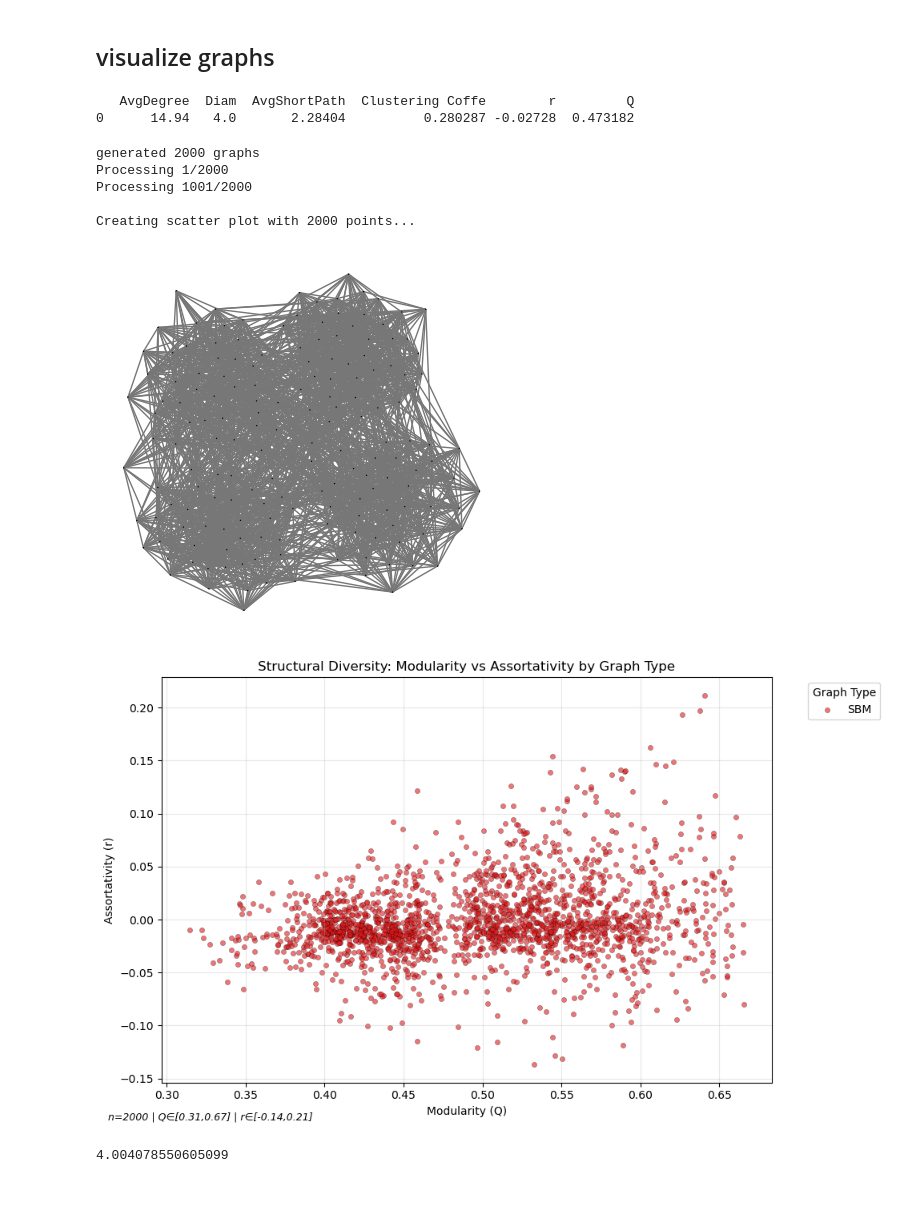
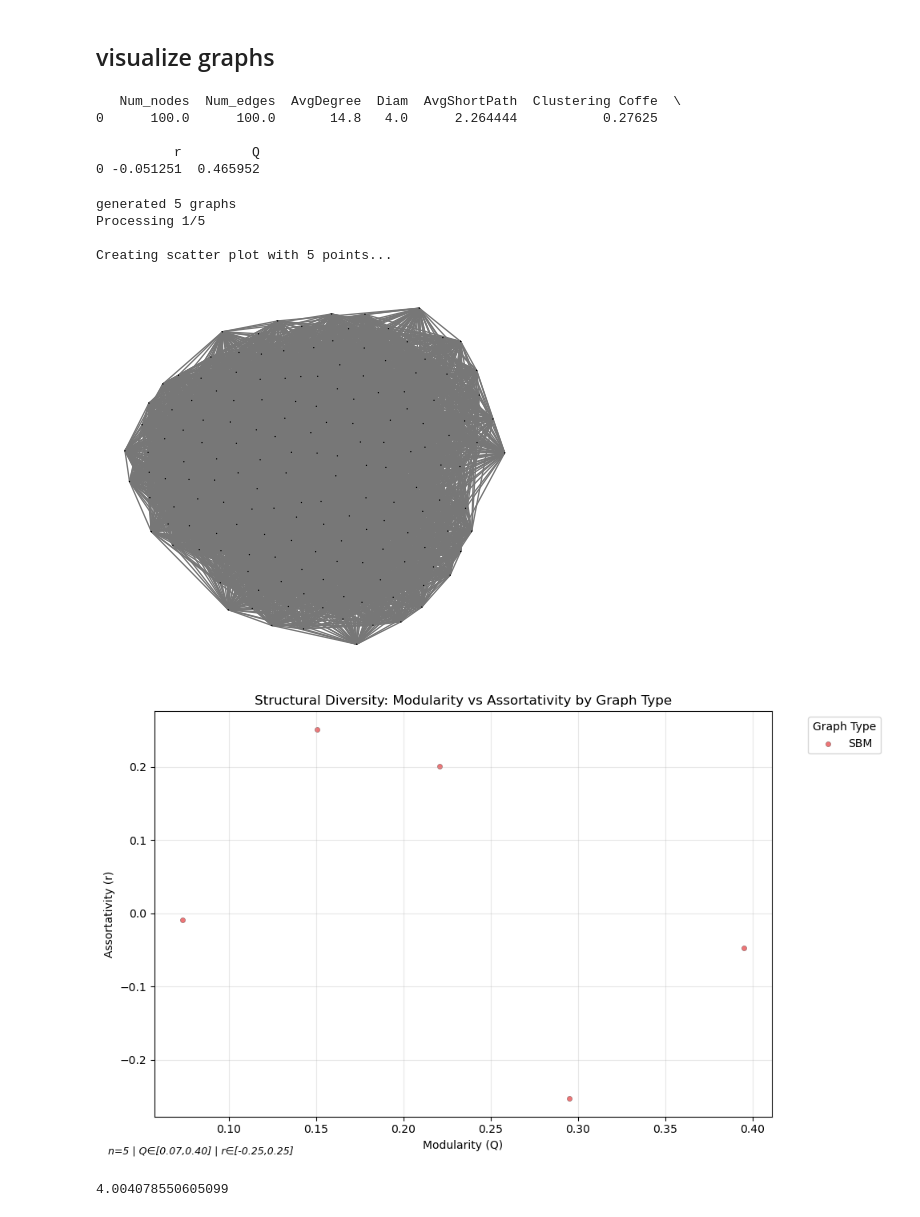
Before and after one commit to Rich-Chaw/MIND-ND, a Jupyter notebook: graphs/preprocess.ipynb, the cells around one changed output. Drawn from its saved outputs; the diff is of its cells as text; code cells hidden in the pictures.

```diff
--- a/graphs/preprocess.ipynb
+++ b/graphs/preprocess.ipynb
@@ -48,6 +41,8 @@ with open('test/simple_100.pkl', 'wb') as out_f:
 # %% [markdown]
 ## visualize graphs
 # %%
+import pandas as pd
+import numpy as np
 def statistics(g):
     leiden_comm = g.community_leiden(
         objective_function="modularity",
@@ -57,31 +52,38 @@ def statistics(g):
     )
 
     if g.is_connected():
-        df = pd.DataFrame(columns=['AvgDegree', 'Diam', 'AvgShortPath','Clustering Coffe','r','Q'])
+        df = pd.DataFrame(columns=['Num_nodes','Num_edges','AvgDegree', 'Diam', 'AvgShortPath','Clustering Coffe','r','Q'])
+        N = g.vcount()
+        E = g.vcount()
         AD = np.mean(g.degree())
         CC = g.transitivity_avglocal_undirected()
         Diam = g.diameter()
         AvgShortPath = g.average_path_length()
         r = g.assortativity_degree()
         Q = leiden_comm.modularity
-        df.loc[len(df)] = [AD, Diam, AvgShortPath,CC, r,Q]
+        df.loc[len(df)] = [N,E,AD, Diam, AvgShortPath,CC, r,Q]
         print(df)
     else:
         print("unconnected graph")
-        df = pd.DataFrame(columns=['AvgDegree','Clustering Coffe','r','Q'])
+        df = pd.DataFrame(columns=['Num_nodes','Num_edges','AvgDegree','Clustering Coffe','r','Q'])
+        N = g.vcount()
+        E = g.vcount()
         AD = np.mean(g.degree())
         CC = g.transitivity_avglocal_undirected()
         r = g.assortativity_degree()
         Q = leiden_comm.modularity
-        df.loc[len(df)] = [AD,CC, r,Q]
+        df.loc[len(df)] = [N,E,AD,CC, r,Q]
         print(df)
 
 pref_matrix = [[0.3, 0.01], [0.01, 0.3]]
 g = ig.Graph.SBM(n=100, pref_matrix=pref_matrix, block_sizes=[50, 50])
 statistics(g)
 # %% [output]
-   AvgDegree  Diam  AvgShortPath  Clustering Coffe        r         Q
-0      14.94   4.0       2.28404          0.280287 -0.02728  0.473182
+   Num_nodes  Num_edges  AvgDegree  Diam  AvgShortPath  Clustering Coffe  \
+0      100.0      100.0       14.8   4.0      2.264444           0.27625
+
+          r         Q
+0 -0.051251  0.465952
 # %%
 import igraph as ig
 import numpy as np
@@ -101,13 +103,12 @@ from graph_models import *
 from structural_diversity_analysis import calculate_properties,create_scatter_plot
 
 # topology = np.random.choice(['LPA', 'Copy', 'ER', 'SBM', 'DC-SBM', 'RGG'])
-def generate(num = 2000,is_rewiring=False):
+def generate(topology,num = 2000,is_rewiring=False):
     graphs = []
     n_min = 100
     n_max = 200
     n = 0
     while n < num:
-        topology = 'SBM'
         N = np.random.randint(n_min,n_max+1)
         m = np.random.choice([1, 2, 3, 4, 5, 6, 8, 10],
                                 p=[1/12, 2/12, 2/12, 2/12, 2/12, 1/12, 1/12, 1/12])
@@ -166,40 +167,40 @@ def generate(num = 2000,is_rewiring=False):
             if g.is_connected():
                 g = g  # Already connected, no need to extract
             else:
                 g = g.subgraph(max(g.connected_components(), key=len))
 
         if g.is_connected and g.vcount() >= n_min and g.vcount() <= n_max:
             graphs.append((g, topology))
             n += 1
 
     return graphs
 
-graphs = generate(2000,is_rewiring=False)
+topology = 'SBM'
+graphs = generate(topology,5,is_rewiring=True)
 print(f"generated {len(graphs)} graphs")
 plot_graph(graphs[0][0])
 q_values, r_values, labels = calculate_properties(graphs)
 # Visualize and summarize
 create_scatter_plot(q_values, r_values, labels)
 
 # target_k = np.random.randint(2, 10)
 # # Randomly choose to increase or decrease community structure
 # mode = 'increase' if np.random.rand() > 0.2 else 'decrease'
 # net = community_aware_rewiring(g, K=target_k, iterations=N*5, mode=mode)
 # print("target_k: ",target_k," mode: ",mode)
 # if g.is_connected():
 #     g = g  # Already connected, no need to extract
 # else:
 #     g = g.subgraph(max(g.connected_components(), key=len))
 # plot_graph(g)
 # statistics(g)
 # %% [output]
-generated 2000 graphs
-Processing 1/2000
-Processing 1001/2000
+generated 5 graphs
+Processing 1/5
 
-Creating scatter plot with 2000 points...
+Creating scatter plot with 5 points...
-[figure, old version]
+[figure, new version]
-[figure, old version]
+[figure, new version]
 # %%
  np.random.uniform(1,6)
 # %% [output]
```
Also changed, not shown: parts of 2 cells of this notebook, 9 other files.
